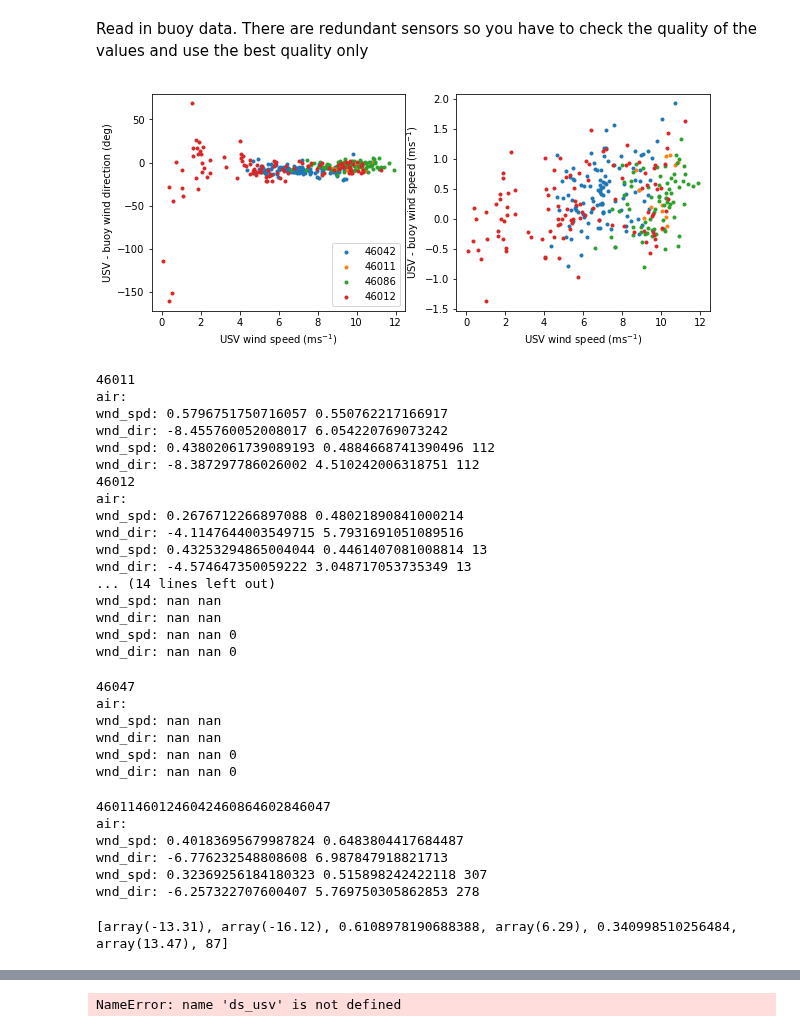
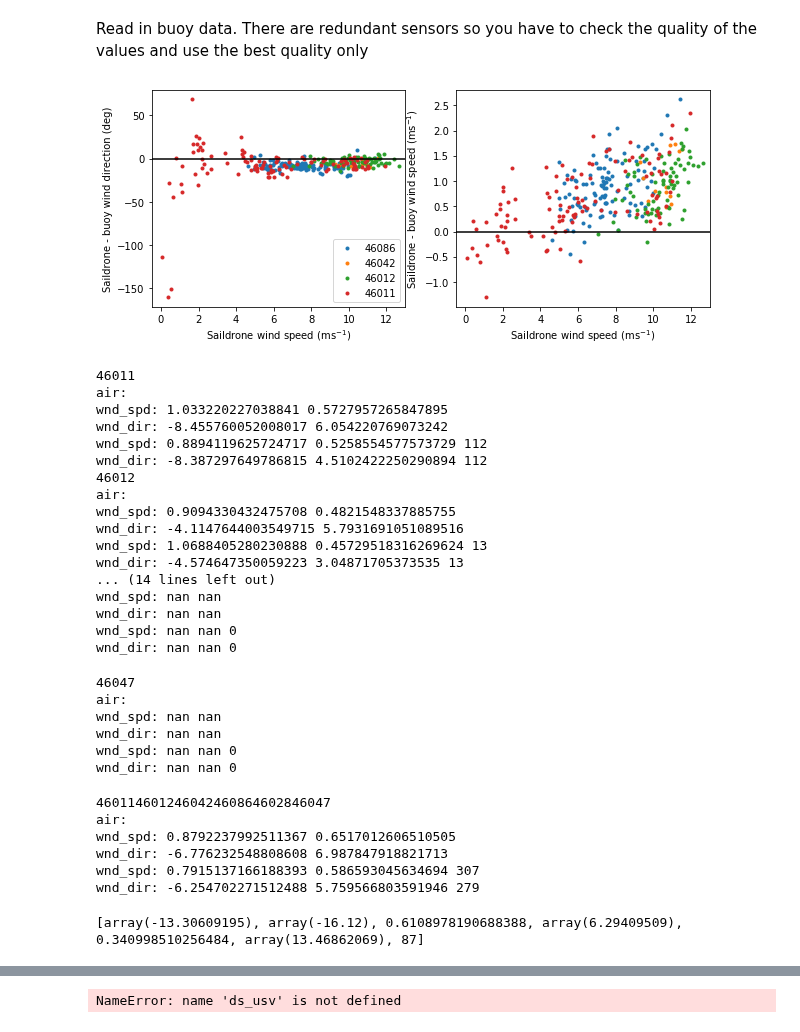
Before and after one commit to cgentemann/Saildrone, a Jupyter notebook: buoy_collocations/collocate buoy and saildrone data.ipynb, the cells around one changed output, grey strips where cells are left out. Saved outputs shown, nothing was run; the diff lists cells and outputs as text; code cells hidden in the pictures.

Commit message:
new figures

```diff
--- a/buoy_collocations/collocate buoy and saildrone data.ipynb
+++ b/buoy_collocations/collocate buoy and saildrone data.ipynb
@@ -34,7 +34,12 @@ def read_saildrone(filename_usv):
     ds_usv['lon'] = ('time', lon)
     ds_usv['lat'] = ('time', lat)
 
-    #usv is at 4.5 m, buoys are at 5m.  leave alone rather than changing to 10m wind
+    #usv is at 5 m, buoys are at 5m.  leave alone rather than changing to 10m wind
+    ds_usv['VWND_MEAN'] = (ds_usv.VWND_MEAN*log(10./1e-4))/log(5.0/1e-4)
+    ds_usv['UWND_MEAN'] = (ds_usv.UWND_MEAN*log(10./1e-4))/log(5.0/1e-4)
+
+    #ds_usv['UWND_MEAN'] = (ds_usv.UWND_MEAN*log(10./1e-4))/log(WS_height/1e-4)
+    #ds_usv['VWND_MEAN'] = (ds_usv.VWND_MEAN*log(10./1e-4))/log(WS_height/1e-4)
     #ds_usv['UWND_MEAN'] = (ds_usv.UWND_MEAN*log(10./1e-4))/log(WS_height/1e-4)
     #ds_usv['VWND_MEAN'] = (ds_usv.VWND_MEAN*log(10./1e-4))/log(WS_height/1e-4)
     #make 10 min averages with time at end of average like buoy data
@@ -151,6 +156,9 @@ def get_buoy_data(ibuoy):
     xr_buoy10['uwnd_best']=-1*xr_buoy10.wnd_best*np.sin((xr_buoy10.wdir_best)*pi/180.) #met conv is deg clock from true north, wind from
     xr_buoy10['vwnd_best']=-1*xr_buoy10.wnd_best*np.cos((xr_buoy10.wdir_best)*pi/180.)
 
+    #change to 10m wind
+    xr_buoy10['wnd_best'] = (xr_buoy10.wnd_best*log(10./1e-4))/log(5/1e-4)
+
     cond = xr_buoy.lat > 90
     xr_buoy.lat[cond]=np.nan
     cond = xr_buoy.lon > 90
@@ -204,40 +212,44 @@ for ibuoy in range(0,6):
     subset_usv_nonan=ds_usvhr.where(cond2,drop=True)
     subset_buoy_nonan=xr_buoy.where(cond2,drop=True) #[cond]
     dist=((ds_usv10.lat-xr_buoy10.lat)**2+(ds_usv10.lon-xr_buoy10.lon)**2)**.5
     cond,cond2 = (dist < dwin),((dist < dwin) & np.isfinite(ds_usv10.UWND_MEAN) & np.isfinite(xr_buoy10.wnd_best))
 #    cond = (dist < dwin)
     subset_usv10=ds_usv10.where(cond,drop=True)
     subset_buoy10=xr_buoy10.where(cond,drop=True) #[cond]
     subset_usv10_nonan=ds_usv10.where(cond2,drop=True)
     subset_buoy10_nonan=xr_buoy10.where(cond2,drop=True) #[cond]
 
     usv_spd = np.sqrt(subset_usv10_nonan.UWND_MEAN**2+subset_usv10_nonan.VWND_MEAN**2)
     buoy_spd = np.sqrt(subset_buoy10_nonan.uwnd_best**2+subset_buoy10_nonan.vwnd_best**2)
     usv_dir = np.arctan2(subset_usv10_nonan.VWND_MEAN,subset_usv10_nonan.UWND_MEAN)*180/pi
     buoy_dir = np.arctan2(subset_buoy10_nonan.vwnd_best,subset_buoy10_nonan.uwnd_best)*180/pi
     dif_spd,dif_dir = usv_spd - buoy_spd, usv_dir - buoy_dir
     cond,cond2 = (dif_dir > 180),(dif_dir < -180)
     cond,cond2 = (dif_dir > 180),(dif_dir < -180)
     dif_dir[cond]-=360
     dif_dir[cond2]+=360
     sv_data[ibuoy,11:13]=[dif_spd.mean().data,dif_spd.std().data]
     sv_data[ibuoy,13:16]=[dif_dir.mean().data,dif_dir.std().data,dif_spd.shape[0]]
     if dif_spd.shape[0]<1:
         continue
     ax1.plot(usv_spd,dif_dir,'.')
     ax1.legend({'46011','46012','46042','46086'})
-    ax1.set_xlabel('USV wind speed (ms$^{-1}$)')
-    ax1.set_ylabel('USV - buoy wind direction (deg)')
+    ax1.set_xlabel('Saildrone wind speed (ms$^{-1}$)')
+    ax1.set_ylabel('Saildrone - buoy wind direction (deg)')
 
     ax2.plot(usv_spd,dif_spd,'.')
     #ax2.legend({'46011','46012','46042','46086'})
-    ax2.set_xlabel('USV wind speed (ms$^{-1}$)')
-    ax2.set_ylabel('USV - buoy wind speed (ms$^{-1}$)')
+    ax2.set_xlabel('Saildrone wind speed (ms$^{-1}$)')
+    ax2.set_ylabel('Saildrone - buoy wind speed (ms$^{-1}$)')
 
-    fig_fname='F:/data/cruise_data/saildrone/baja-2018/figs/buoy_figures/buoy_wdir_wspd_both_bias.png'
-    fig.savefig(fig_fname, transparent=False, format='png')
+ax1.plot([-5,15],[0,0],'k')
+ax2.plot([-5,15],[0,0],'k')
+ax1.set_xlim([-0.5,13])
+ax2.set_xlim([-0.5,13])
+fig_fname='F:/data/cruise_data/saildrone/baja-2018/figs/buoy_figures/buoy_wdir_wspd_both_bias.png'
+fig.savefig(fig_fname, transparent=False, format='png')
 # %% [output]
-[figure, old version]
+[figure, new version]
 # %%
 sv_data=np.zeros((7,7))
 sv_data2=np.zeros((7,7))
@@ -354,16 +366,16 @@ for ibuoy in range(0,7):
 # %% [output]
 46011
 air:
-wnd_spd: 0.5796751750716057 0.550762217166917
+wnd_spd: 1.033220227038841 0.5727957265847895
 wnd_dir: -8.455760052008017 6.054220769073242
-wnd_spd: 0.43802061739089193 0.4884668741390496 112
-wnd_dir: -8.387297786026002 4.510242006318751 112
+wnd_spd: 0.8894119625724717 0.5258554577573729 112
+wnd_dir: -8.387297649786815 4.5102422250290894 112
 46012
 air:
-wnd_spd: 0.2676712266897088 0.48021890841000214
+wnd_spd: 0.9094330432475708 0.4821548337885755
 wnd_dir: -4.1147644003549715 5.7931691051089516
-wnd_spd: 0.43253294865004044 0.4461407081008814 13
-wnd_dir: -4.574647350059222 3.048717053735349 13
+wnd_spd: 1.0688405280230888 0.45729518316269624 13
+wnd_dir: -4.574647350059223 3.04871705373535 13
 ... (14 lines left out)
 wnd_spd: nan nan
 wnd_dir: nan nan
@@ -377,10 +389,10 @@ wnd_spd: nan nan 0
 wnd_dir: nan nan 0
 460114601246042460864602846047
 air:
-wnd_spd: 0.40183695679987824 0.6483804417684487
+wnd_spd: 0.8792237992511367 0.6517012606510505
 wnd_dir: -6.776232548808608 6.987847918821713
-wnd_spd: 0.32369256184180323 0.515898242422118 307
-wnd_dir: -6.257322707600407 5.769750305862853 278
+wnd_spd: 0.7915137166188393 0.586593045634694 307
+wnd_dir: -6.254702271512488 5.759566803591946 279
 # %%
 sdif = (subset_usv.BARO_PRES_MEAN-subset_buoy.air_pres_best).dropna('time')
 sdifcor = np.corrcoef(subset_usv.BARO_PRES_MEAN,subset_buoy.air_pres_best)[0,1]
@@ -388,7 +400,7 @@ std_robust = np.nanmedian(np.abs(sdif - np.nanmedian(sdif))) * 1.482602218505602
 print([sdif.mean().data,sdif.median().data,sdifcor,sdif.std().data,std_robust,
                     np.abs(sdif).mean().data,sdif.shape[0]])
 # %% [output]
-[array(-13.31), array(-16.12), 0.6108978190688388, array(6.29), 0.340998510256484, array(13.47), 87]
+[array(-13.30609195), array(-16.12), 0.6108978190688388, array(6.29409509), 0.340998510256484, array(13.46862069), 87]
 # %%
 plt.plot(np.abs(sdif - np.nanmedian(sdif)))
 print(np.nanmedian(np.abs(sdif - np.nanmedian(sdif))))
```
Also changed, not shown: parts of 5 cells of this notebook, 4 other files.
